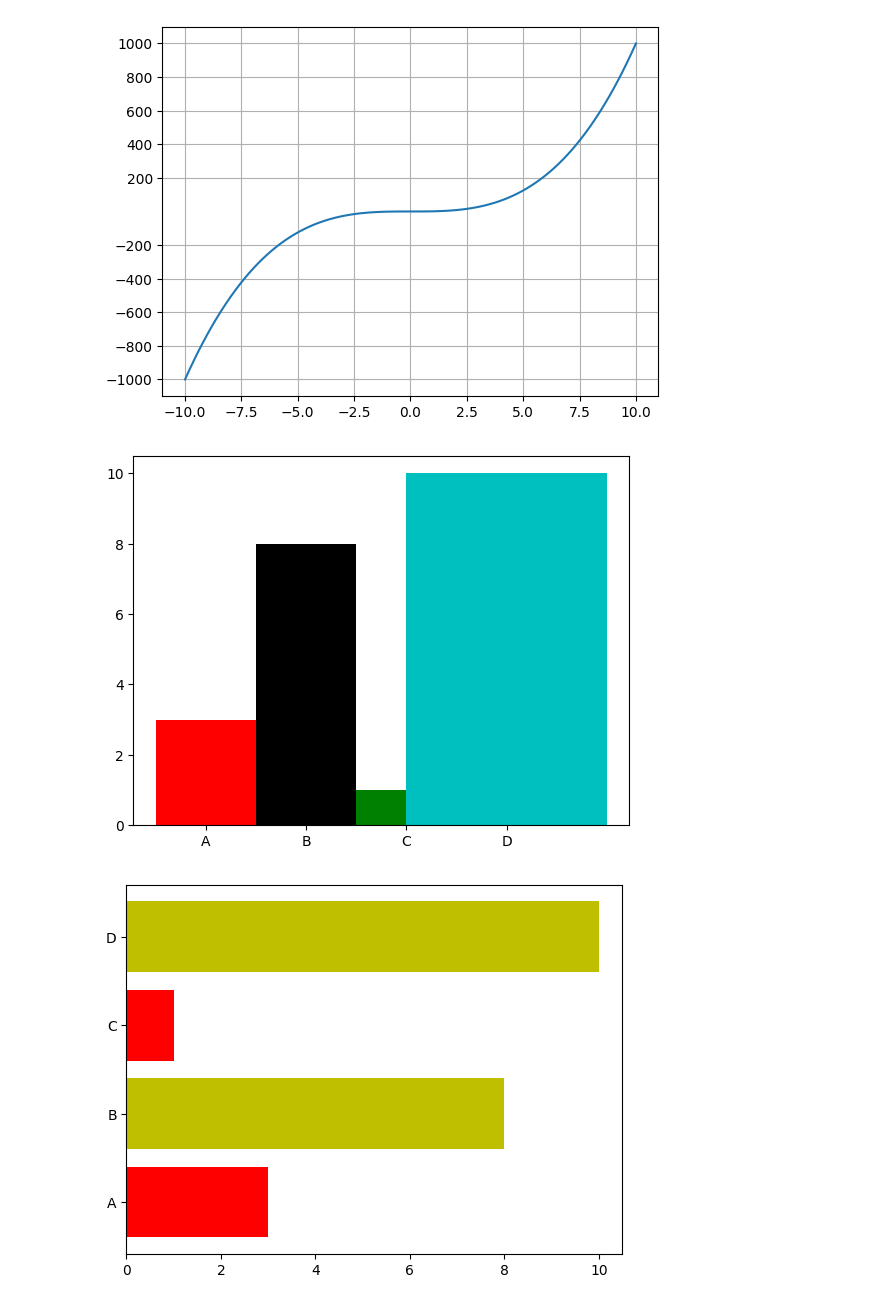
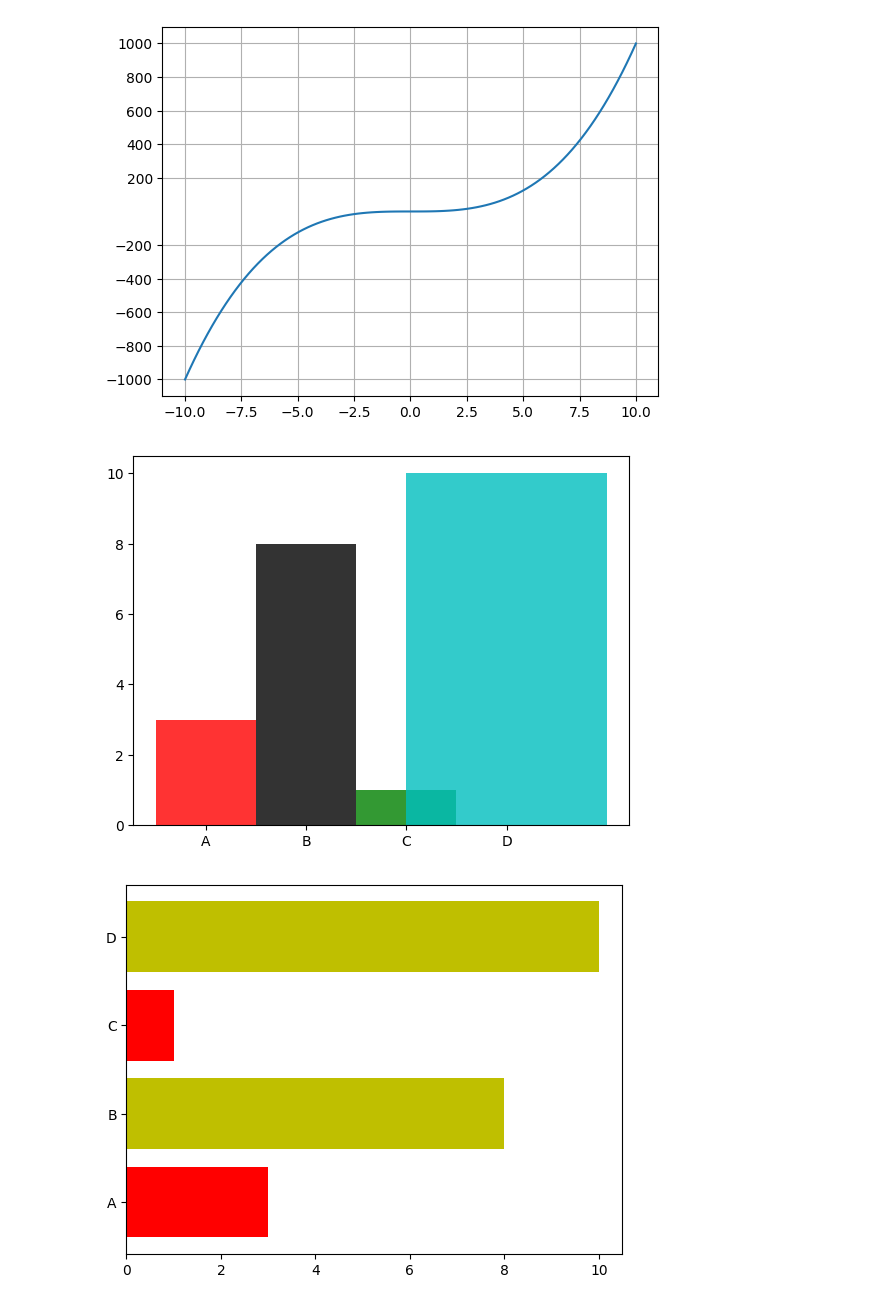
Before and after one commit to AbilashSP10/Python_Learning, a Jupyter notebook: MathPlotLib/Mathplotlib.ipynb, the cells around one changed output. Saved outputs shown, nothing was run; the diff lists cells and outputs as text; code cells hidden in the pictures.

```diff
--- a/MathPlotLib/Mathplotlib.ipynb
+++ b/MathPlotLib/Mathplotlib.ipynb
@@ -393,15 +393,15 @@ plt.show()
 # %%
 x = np.array(["A", "B", "C", "D"])
 y = np.array([3, 8, 1, 10])
 
 colors = np.array(['r', 'k', 'g', 'c'])
 
 s = np.array([1,1,1,2])# changing the width
 
-plt.bar(x,y, color=colors, width=s)
+plt.bar(x,y, color=colors, width=s, alpha=0.8)
 plt.show()
 # %% [output]
-[figure, old version]
+[figure, new version]
 # %%
 x = np.array(["A", "B", "C", "D"])
 y = np.array([3, 8, 1, 10])
```
Also changed, not shown: parts of 9 cells of this notebook.
